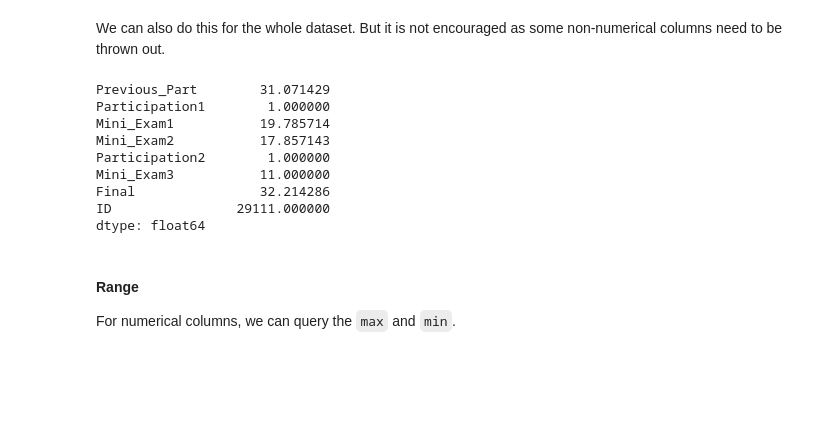
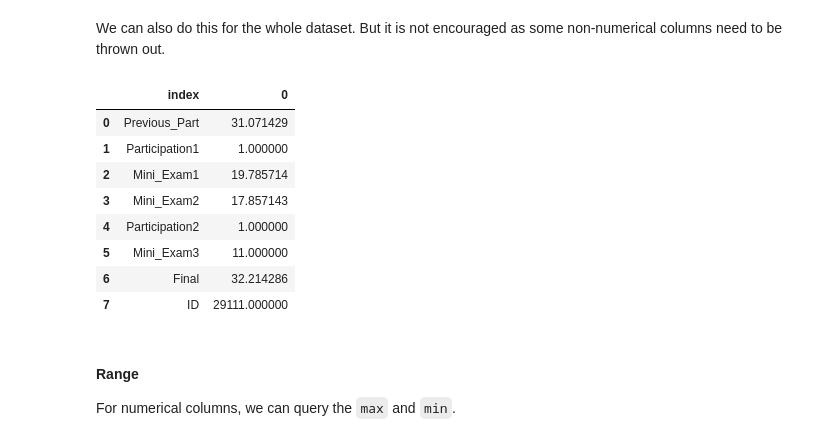
Before and after one commit to VincentTseVC/2023F_MGT201, a Jupyter notebook: LecNotes/lec6_Pandas.ipynb, the cells around one changed output. Saved outputs shown, nothing was run; the diff lists cells and outputs as text; code cells hidden in the pictures; blank space fills up the shorter version.

```diff
--- a/LecNotes/lec6_Pandas.ipynb
+++ b/LecNotes/lec6_Pandas.ipynb
@@ -375,17 +392,17 @@ avg_final
 # %% [markdown]
 We can also do this for the whole dataset. But it is not encouraged as some non-numerical columns need to be thrown out.
 # %%
-df_grade.mean()
+df_grade.mean(numeric_only=True).reset_index()
 # %% [output]
-Previous_Part        31.071429
-Participation1        1.000000
-Mini_Exam1           19.785714
-Mini_Exam2           17.857143
-Participation2        1.000000
-Mini_Exam3           11.000000
-Final                32.214286
-ID                29111.000000
-dtype: float64
+|  | index | 0 |
+| 0 | Previous_Part | 31.071429 |
+| 1 | Participation1 | 1.000000 |
+| 2 | Mini_Exam1 | 19.785714 |
+| 3 | Mini_Exam2 | 17.857143 |
+| 4 | Participation2 | 1.000000 |
+| 5 | Mini_Exam3 | 11.000000 |
+| 6 | Final | 32.214286 |
+| 7 | ID | 29111.000000 |
 # %% [markdown]
 #### Range
 
```
Also changed, not shown: parts of 8 cells of this notebook, 8 other files.
